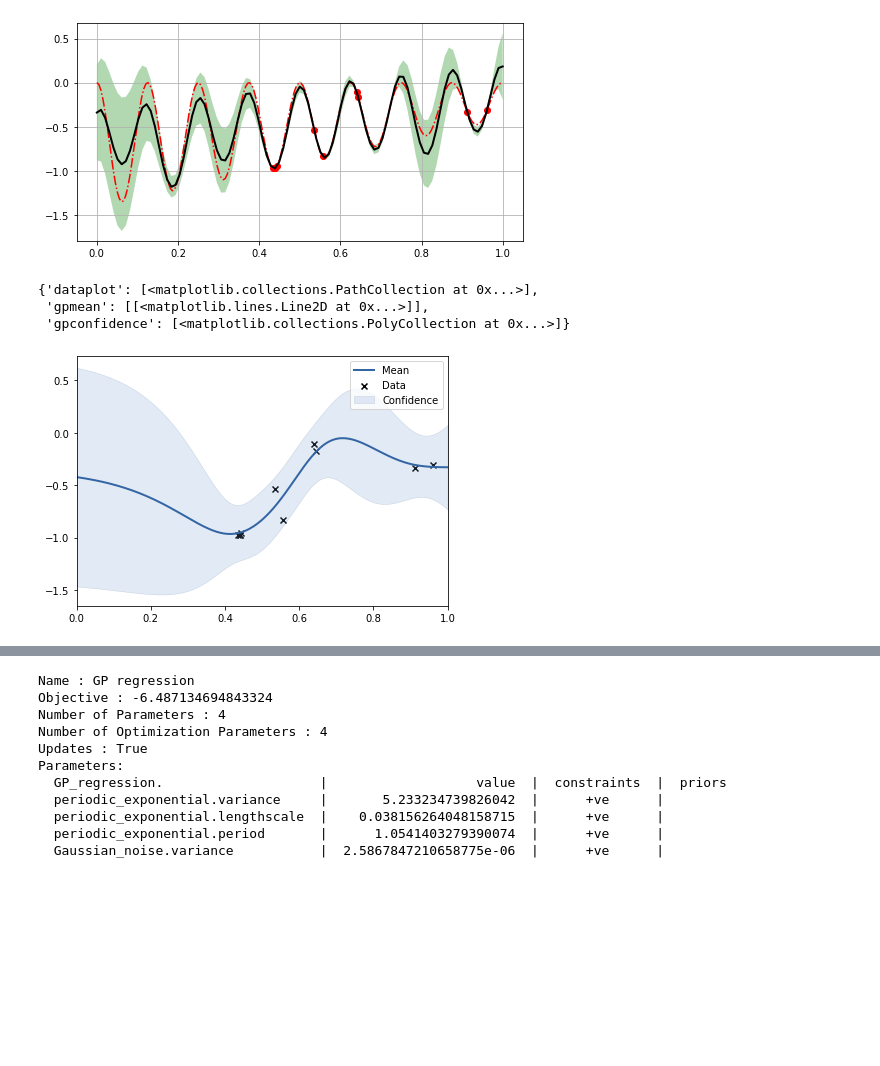
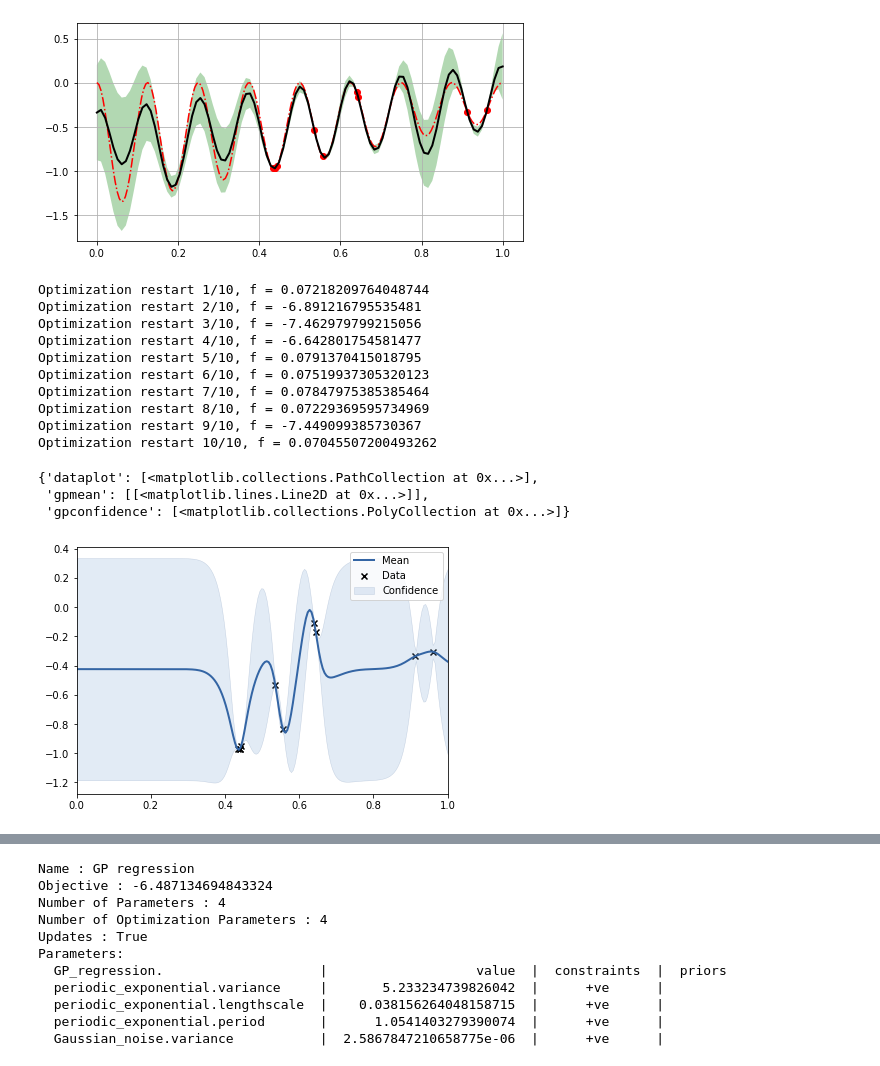
Before and after one commit to luck1226/multisource_deepGaussianProcess, a Jupyter notebook: MF_DGP_demo_nonlinearA_RBF.ipynb, the cells around one changed output, grey strips where cells are left out. Cells and saved outputs as stored; diff of their text form; code cells hidden in the pictures; blank space fills up the shorter version.

```diff
--- a/MF_DGP_demo_nonlinearA_RBF.ipynb
+++ b/MF_DGP_demo_nonlinearA_RBF.ipynb
@@ -176,14 +176,24 @@ fig.savefig('nonlinearA.pdf', bbox_inches='tight')
 # %%
 d_rbf = deepRBF(input_dim=X2.shape[1])
 m3 = GPy.models.GPRegression(X2, Ye,d_rbf)
 m3.optimize()
-#m3.optimize_restarts(num_restarts = 10)
+m3.optimize_restarts(num_restarts = 10)
 m3.plot([0,1])
 # %% [output]
-{'dataplot': [<matplotlib.collections.PathCollection at 0x...>],
- 'gpmean': [[<matplotlib.lines.Line2D at 0x...>]],
- 'gpconfidence': [<matplotlib.collections.PolyCollection at 0x...>]}
+Optimization restart 1/10, f = 0.07218209764048744
+Optimization restart 2/10, f = -6.891216795535481
+Optimization restart 3/10, f = -7.462979799215056
+Optimization restart 4/10, f = -6.642801754581477
+Optimization restart 5/10, f = 0.0791370415018795
+Optimization restart 6/10, f = 0.07519937305320123
+Optimization restart 7/10, f = 0.07847975385385464
+Optimization restart 8/10, f = 0.07229369595734969
+Optimization restart 9/10, f = -7.449099385730367
+Optimization restart 10/10, f = 0.07045507200493262
+{'dataplot': [<matplotlib.collections.PathCollection at 0x...>],
+ 'gpmean': [[<matplotlib.lines.Line2D at 0x...>]],
+ 'gpconfidence': [<matplotlib.collections.PolyCollection at 0x...>]}
-[figure, old version]
+[figure, new version]
 # %%
 print(m3)
 # %% [output]
```
Also changed, not shown: parts of 7 cells of this notebook.
